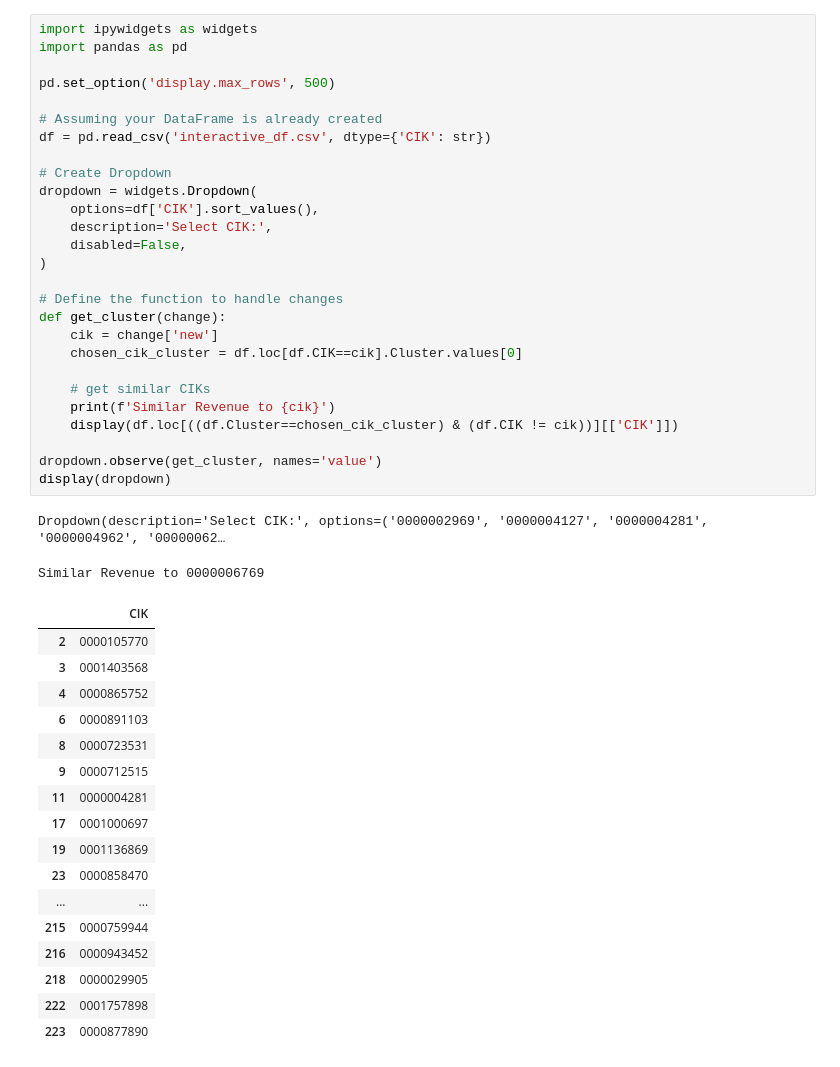
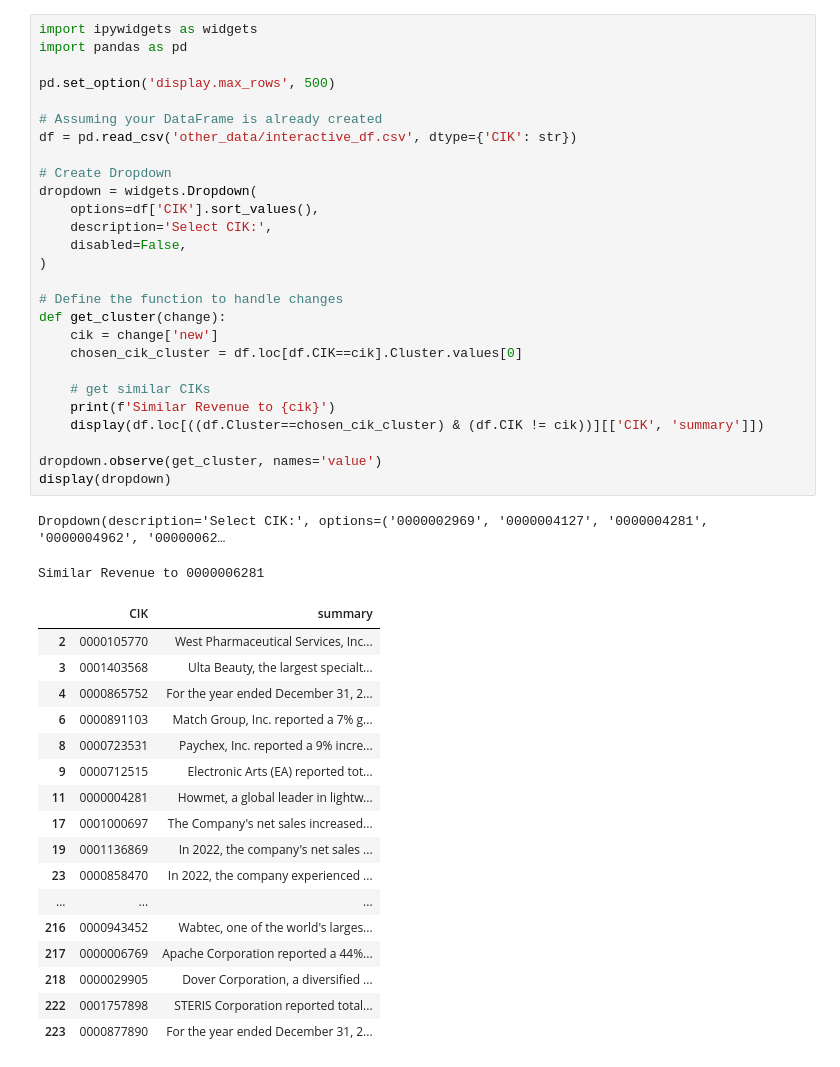
Before and after one commit to rushilsheth/inscope-takehome, a Jupyter notebook: main.ipynb, the cells around one changed output. Cells and saved outputs as stored; diff of their text form.

```diff
--- a/main.ipynb
+++ b/main.ipynb
@@ -1,47 +1,47 @@
 # %%
 import ipywidgets as widgets
 import pandas as pd
 
 pd.set_option('display.max_rows', 500)
 
 # Assuming your DataFrame is already created
-df = pd.read_csv('interactive_df.csv', dtype={'CIK': str})
+df = pd.read_csv('other_data/interactive_df.csv', dtype={'CIK': str})
 
 # Create Dropdown
 dropdown = widgets.Dropdown(
     options=df['CIK'].sort_values(),
     description='Select CIK:',
     disabled=False,
 )
 
 # Define the function to handle changes
 def get_cluster(change):
     cik = change['new']
     chosen_cik_cluster = df.loc[df.CIK==cik].Cluster.values[0]
 
     # get similar CIKs
     print(f'Similar Revenue to {cik}')
-    display(df.loc[((df.Cluster==chosen_cik_cluster) & (df.CIK != cik))][['CIK']])
+    display(df.loc[((df.Cluster==chosen_cik_cluster) & (df.CIK != cik))][['CIK', 'summary']])
 
 dropdown.observe(get_cluster, names='value')
 display(dropdown)
 # %% [output]
 Dropdown(description='Select CIK:', options=('0000002969', '0000004127', '0000004281', '0000004962', '00000062…
-Similar Revenue to 0000006769
+Similar Revenue to 0000006281
-|  | CIK |
-| 2 | 0000105770 |
-| 3 | 0001403568 |
-| 4 | 0000865752 |
-| 6 | 0000891103 |
-| 8 | 0000723531 |
-| 9 | 0000712515 |
-| 11 | 0000004281 |
-| 17 | 0001000697 |
-| 19 | 0001136869 |
-| 23 | 0000858470 |
-| ... | ... |
-| 215 | 0000759944 |
-| 216 | 0000943452 |
-| 218 | 0000029905 |
-| 222 | 0001757898 |
-| 223 | 0000877890 |
+|  | CIK | summary |
+| 2 | 0000105770 | West Pharmaceutical Services, Inc... |
+| 3 | 0001403568 | Ulta Beauty, the largest specialt... |
+| 4 | 0000865752 | For the year ended December 31, 2... |
+| 6 | 0000891103 | Match Group, Inc. reported a 7% g... |
+| 8 | 0000723531 | Paychex, Inc. reported a 9% incre... |
+| 9 | 0000712515 | Electronic Arts (EA) reported tot... |
+| 11 | 0000004281 | Howmet, a global leader in lightw... |
+| 17 | 0001000697 | The Company's net sales increased... |
+| 19 | 0001136869 | In 2022, the company's net sales ... |
+| 23 | 0000858470 | In 2022, the company experienced ... |
+| ... | ... | ... |
+| 216 | 0000943452 | Wabtec, one of the world's larges... |
+| 217 | 0000006769 | Apache Corporation reported a 44%... |
+| 218 | 0000029905 | Dover Corporation, a diversified ... |
+| 222 | 0001757898 | STERIS Corporation reported total... |
+| 223 | 0000877890 | For the year ended December 31, 2... |
```
Also changed, not shown: 6 other files.
